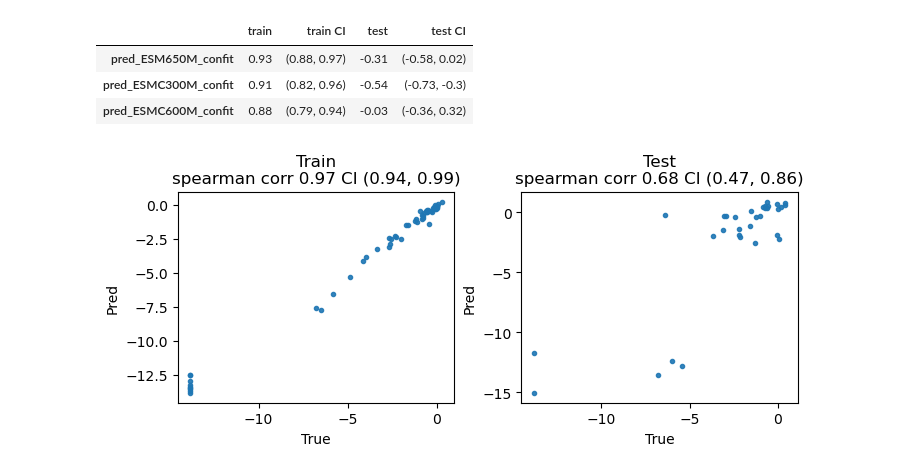
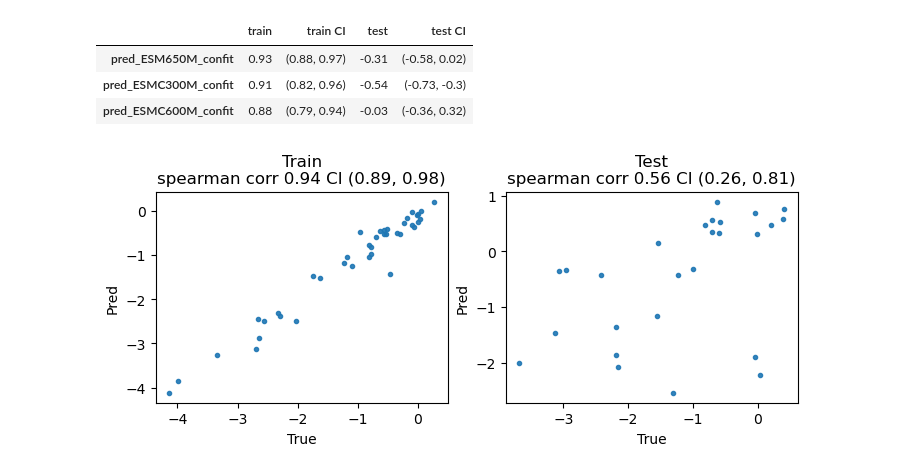
Before and after one commit to kevingeo11/DomainPrediction, a Jupyter notebook: src/AL_Testing/results_2.ipynb, the cells around one changed output. Saved outputs shown, nothing was run; the diff lists cells and outputs as text; code cells hidden in the pictures.

```diff
--- a/src/AL_Testing/results_2.ipynb
+++ b/src/AL_Testing/results_2.ipynb
@@ -209,8 +209,8 @@ def get_panel(df, label, omit=True, fit_label='fitness_log', omit_label=None, su
         ax[1].hist(test_pvalue_list)
         plt.show()
 # %%
-get_panel(df_embed, label='pred_ESMC600M_concat_ridge', omit=False, fit_label='fitness_log', omit_label='fitness_raw', subplots=False, remove_low_points=True)
+get_panel(df_embed, label='pred_ESMC600M_concat_ridge', omit=True, fit_label='fitness_log', omit_label='fitness_raw', subplots=False, remove_low_points=True)
 # %% [output]
-[figure, old version]
+[figure, new version]
 # %%
 get_panel(df_zeroshot, label='pred_ESMC600_wt_marginal', omit=True, fit_label='fitness_log', omit_label='fitness_raw', subplots=False, remove_low_points=True)
```
Also changed, not shown: parts of 8 cells of this notebook, 15 other files.
